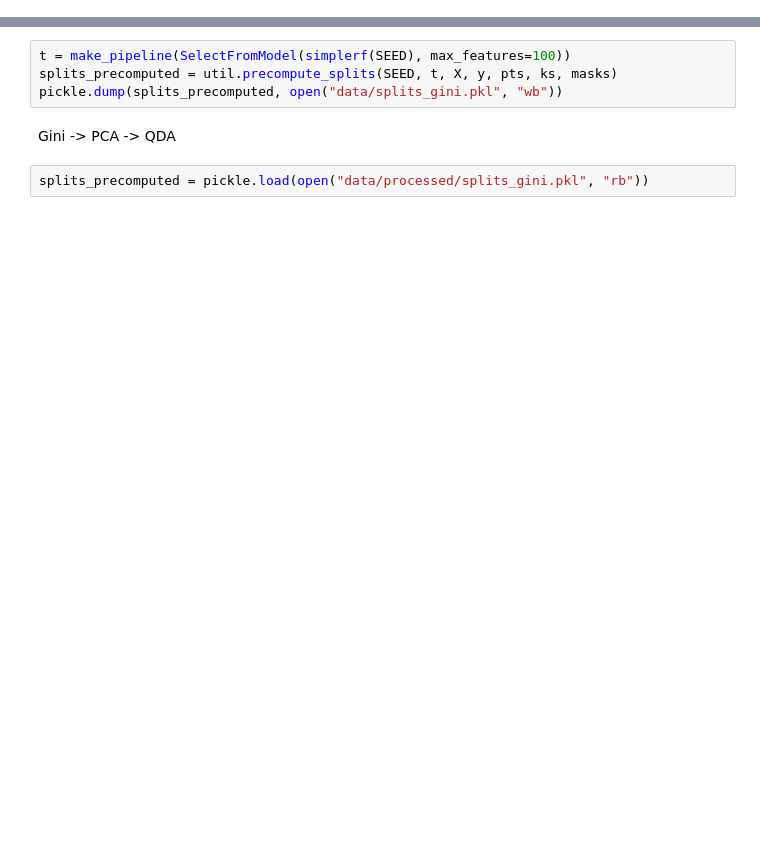
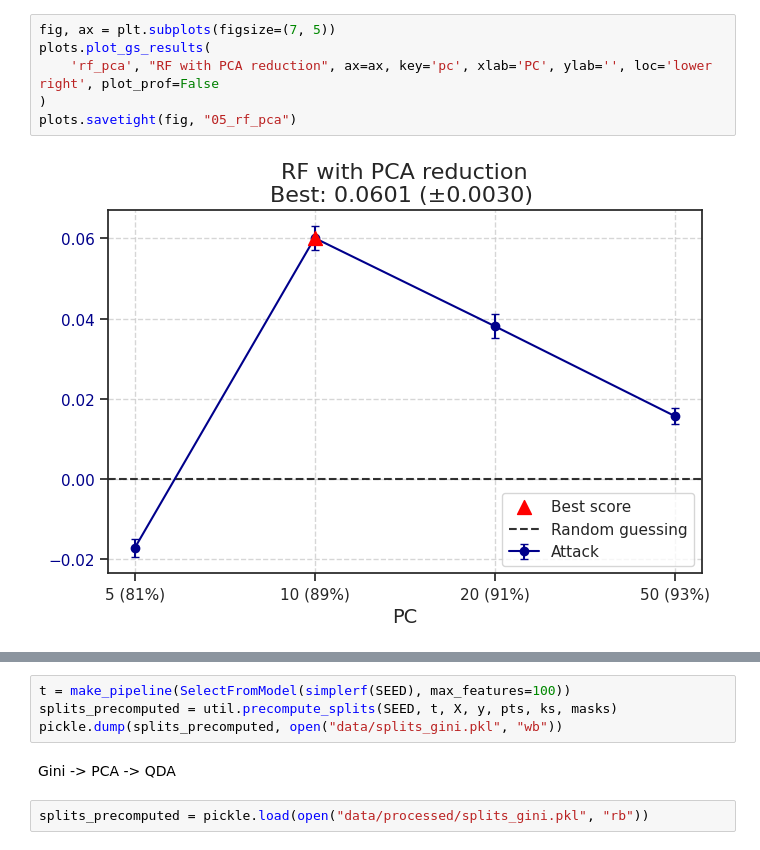
Before and after one commit to pzarczynski/SCA, a Jupyter notebook: notebooks/05_rf&qda.ipynb, the cells around one changed output, grey strips where cells are left out. Drawn from its saved outputs; the diff is of its cells as text; blank space fills up the shorter version.

```diff
--- a/notebooks/05_rf&qda.ipynb
+++ b/notebooks/05_rf&qda.ipynb
@@ -89,0 +65,8 @@ plots.savetight(fig, "05_rf_vs_qda__gini_vs_pca.png")
+# %%
+fig, ax = plt.subplots(figsize=(7, 5))
+plots.plot_gs_results(
+    'rf_pca', "RF with PCA reduction", ax=ax, key='pc', xlab='PC', ylab='', loc='lower right', plot_prof=False
+)
+plots.savetight(fig, "05_rf_pca")
+# %% [output]
+[figure, added]
```
Also changed, not shown: parts of 14 cells of this notebook, 37 other files.
